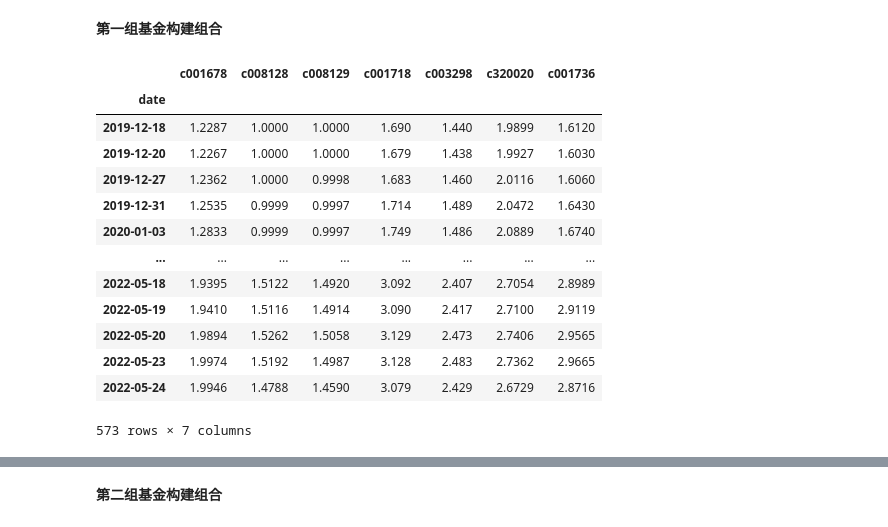
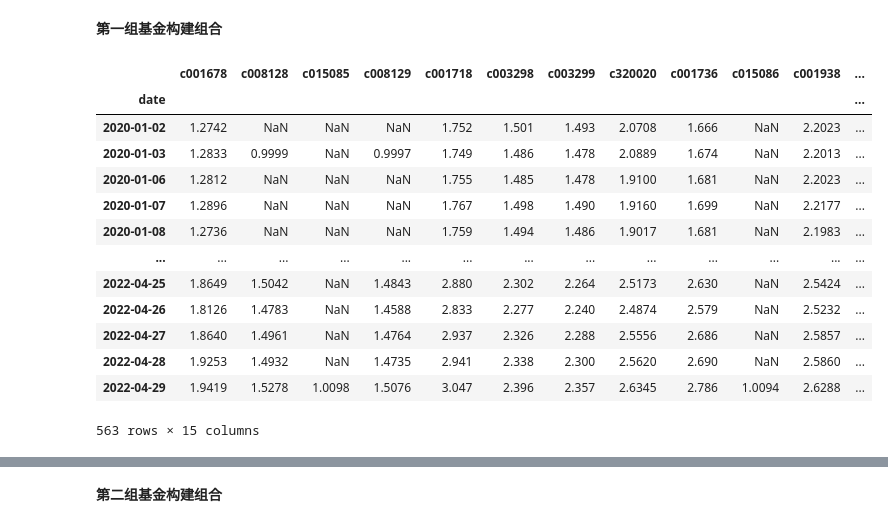
Before and after one commit to ibestrace/stock-debt-hybrid-strategy, a Jupyter notebook: volatility-analysis.ipynb, the cells around one changed output, grey strips where cells are left out. Drawn from its saved outputs; the diff is of its cells as text; code cells hidden in the pictures.

```diff
--- a/volatility-analysis.ipynb
+++ b/volatility-analysis.ipynb
@@ -97,9 +97,10 @@ fmv1.sort_values(by="sharpe",ascending=False)
 # %% [markdown]
 易方达高质量增长量化、招商移动互联网、中欧核心消费成立不足1年，不做参考。除此之外，进一步筛选出sharpe高于1的基金。
 # %%
-fmv1_sharpe = fmv1[(fmv1.sharpe >= 1) & (fmv1.max_drawdown < 0)]
-fmv1_sharpe=fmv1_sharpe.sort_values(by='sharpe', ascending=False)
+fmv1_sharpe = fmv1[(fmv1.max_drawdown < 0)]
+fmv1_sharpe=fmv1_sharpe.sort_values(by='sharpe', ascending=False).head(15)
 fmv1_sharpe.set_index('fund_code',inplace=True)
+fmv1_code = fmv1_sharpe.index
 display(fmv1_sharpe)
 # %% [output]
 |  | fund_abb | sharpe | sortino | max_drawdown | var | cvar | volatility |
@@ -122,6 +123,3 @@ Index(['001678', '008128', '015085', '008129', '001718', '003298', '003299',
-# %%
-# 嘉实物流产业股票A和嘉实物流产业股票C为同一只基金的不同份额，策略一致。
-fmv1_code = ['001678', '008128', '008129', '001718', '003298', '320020', '001736']
 # %% [markdown]
 **第二组**
 # %%
@@ -220,30 +229,33 @@ def FormatData(fund_open_fund_info_em_df):
     data.set_index('date', inplace=True)
 
     return data
+# %%
+str_date = pd.to_datetime('2020-1-1')
+end_date = pd.to_datetime('2022-4-30')
 # %% [markdown]
 **第一组基金构建组合**
 # %%
 fp1_data = pd.DataFrame()
 
 for code in fmv1_code:
     df = GetFundInfoByAkshare(fund=code,indicator='累计净值走势')
     f_df = FormatData(df)
     fp1_data = pd.concat([fp1_data,f_df], axis=1)
 
-fp1_data.dropna(inplace=True)
+fp1_data = fp1_data[str_date:end_date]
 display(fp1_data)
 # %% [output]
-|  | c001678 | c008128 | c008129 | c001718 | c003298 | c320020 | c001736 |
-| date |  |  |  |  |  |  |  |
-| 2019-12-18 | 1.2287 | 1.0000 | 1.0000 | 1.690 | 1.440 | 1.9899 | 1.6120 |
-| 2019-12-20 | 1.2267 | 1.0000 | 1.0000 | 1.679 | 1.438 | 1.9927 | 1.6030 |
-| 2019-12-27 | 1.2362 | 1.0000 | 0.9998 | 1.683 | 1.460 | 2.0116 | 1.6060 |
-| 2019-12-31 | 1.2535 | 0.9999 | 0.9997 | 1.714 | 1.489 | 2.0472 | 1.6430 |
-| 2020-01-03 | 1.2833 | 0.9999 | 0.9997 | 1.749 | 1.486 | 2.0889 | 1.6740 |
-| ... | ... | ... | ... | ... | ... | ... | ... |
-| 2022-05-18 | 1.9395 | 1.5122 | 1.4920 | 3.092 | 2.407 | 2.7054 | 2.8989 |
-| 2022-05-19 | 1.9410 | 1.5116 | 1.4914 | 3.090 | 2.417 | 2.7100 | 2.9119 |
-| 2022-05-20 | 1.9894 | 1.5262 | 1.5058 | 3.129 | 2.473 | 2.7406 | 2.9565 |
-| 2022-05-23 | 1.9974 | 1.5192 | 1.4987 | 3.128 | 2.483 | 2.7362 | 2.9665 |
-| 2022-05-24 | 1.9946 | 1.4788 | 1.4590 | 3.079 | 2.429 | 2.6729 | 2.8716 |
+|  | c001678 | c008128 | c015085 | c008129 | c001718 | c003298 | c003299 | c320020 | c001736 | c015086 | c001938 | ... |
+| date |  |  |  |  |  |  |  |  |  |  |  | ... |
+| 2020-01-02 | 1.2742 | NaN | NaN | NaN | 1.752 | 1.501 | 1.493 | 2.0708 | 1.666 | NaN | 2.2023 | ... |
+| 2020-01-03 | 1.2833 | 0.9999 | NaN | 0.9997 | 1.749 | 1.486 | 1.478 | 2.0889 | 1.674 | NaN | 2.2013 | ... |
+| 2020-01-06 | 1.2812 | NaN | NaN | NaN | 1.755 | 1.485 | 1.478 | 1.9100 | 1.681 | NaN | 2.2023 | ... |
+| 2020-01-07 | 1.2896 | NaN | NaN | NaN | 1.767 | 1.498 | 1.490 | 1.9160 | 1.699 | NaN | 2.2177 | ... |
+| 2020-01-08 | 1.2736 | NaN | NaN | NaN | 1.759 | 1.494 | 1.486 | 1.9017 | 1.681 | NaN | 2.1983 | ... |
+| ... | ... | ... | ... | ... | ... | ... | ... | ... | ... | ... | ... | ... |
+| 2022-04-25 | 1.8649 | 1.5042 | NaN | 1.4843 | 2.880 | 2.302 | 2.264 | 2.5173 | 2.630 | NaN | 2.5424 | ... |
+| 2022-04-26 | 1.8126 | 1.4783 | NaN | 1.4588 | 2.833 | 2.277 | 2.240 | 2.4874 | 2.579 | NaN | 2.5232 | ... |
+| 2022-04-27 | 1.8640 | 1.4961 | NaN | 1.4764 | 2.937 | 2.326 | 2.288 | 2.5556 | 2.686 | NaN | 2.5857 | ... |
+| 2022-04-28 | 1.9253 | 1.4932 | NaN | 1.4735 | 2.941 | 2.338 | 2.300 | 2.5620 | 2.690 | NaN | 2.5860 | ... |
+| 2022-04-29 | 1.9419 | 1.5278 | 1.0098 | 1.5076 | 3.047 | 2.396 | 2.357 | 2.6345 | 2.786 | 1.0094 | 2.6288 | ... |
-573 rows × 7 columns
+563 rows × 15 columns
```
Also changed, not shown: parts of 24 cells of this notebook, 1 other file.
